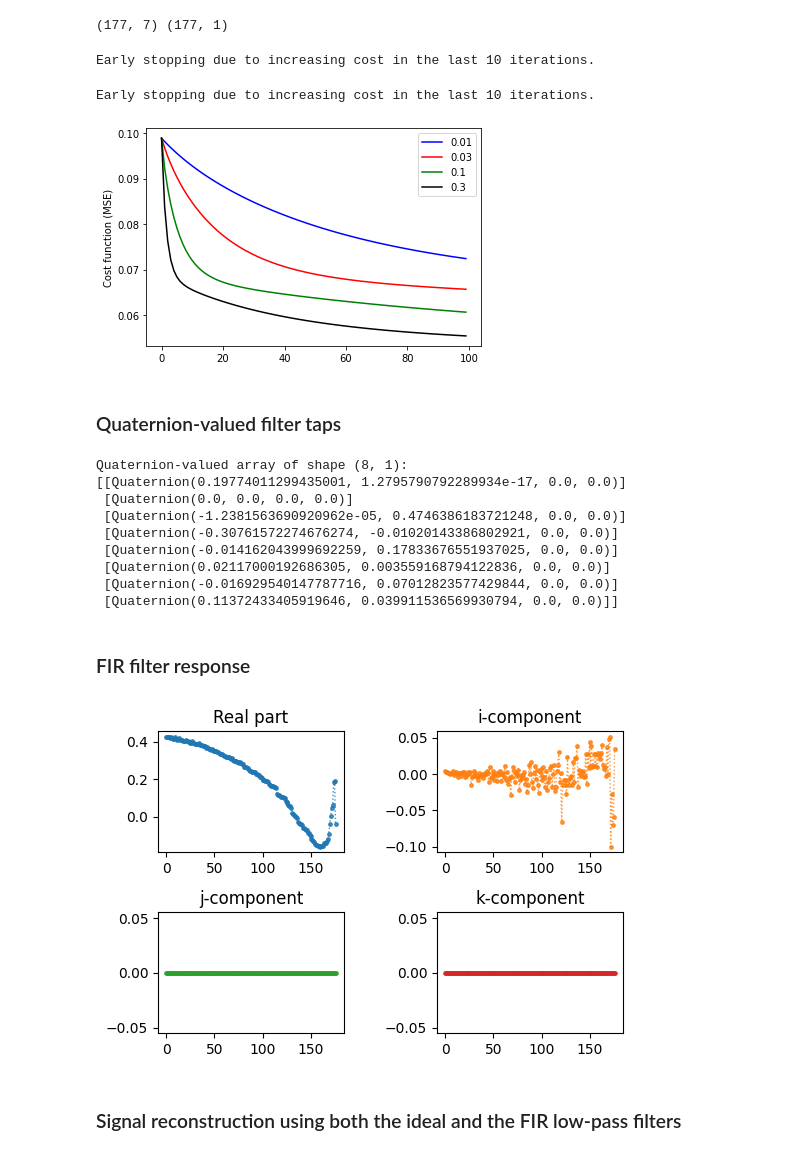
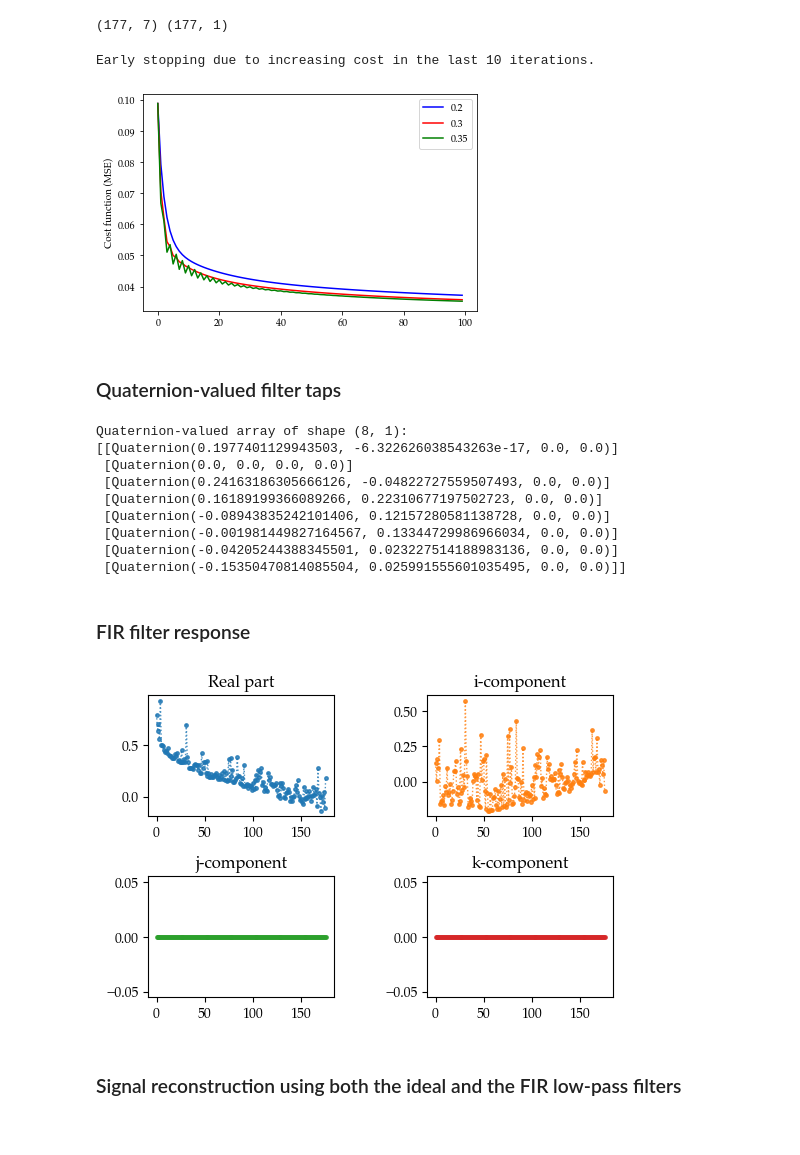
Before and after one commit to gboaviagem/gspx, a Jupyter notebook: notebooks/qlms.ipynb, the cells around one changed output. Saved outputs shown, nothing was run; the diff lists cells and outputs as text; code cells hidden in the pictures.

Commit message:
Fix the creation of quaternion weights in the graph.

```diff
--- a/notebooks/qlms.ipynb
+++ b/notebooks/qlms.ipynb
@@ -27,7 +27,7 @@ df = uk_weather()
 
 Aq = create_quaternion_weights(
     Ar, df, icols=['humidity'], jcols=['temp'],
-    kcols=['wind_speed'])
+    kcols=['wind_speed'], gauss_den=0.5)
 # %%
 plot_graph(
     Aq.abs(), coords=coords,
@@ -134,27 +132,26 @@ print(X.shape, y.shape)
 # %%
 from gspx.adaptive import QLMS
 
-qlms = QLMS()
+qlms = QLMS(alpha=[0.2, 0.3, 0.35, 0.4])
 qlms.fit(X, y)
 qlms.plot(nsamples=100)
 # %% [output]
 Early stopping due to increasing cost in the last 10 iterations.
-Early stopping due to increasing cost in the last 10 iterations.
-[figure, old version]
+[figure, new version]
 # %% [markdown]
 ### Quaternion-valued filter taps
 # %%
 qlms.res_[qlms.best_lr_]['result']
 # %% [output]
 Quaternion-valued array of shape (8, 1):
-[[Quaternion(0.19774011299435001, 1.2795790792289934e-17, 0.0, 0.0)]
+[[Quaternion(0.1977401129943503, -6.322626038543263e-17, 0.0, 0.0)]
  [Quaternion(0.0, 0.0, 0.0, 0.0)]
- [Quaternion(-1.2381563690920962e-05, 0.4746386183721248, 0.0, 0.0)]
- [Quaternion(-0.30761572274676274, -0.01020143386802921, 0.0, 0.0)]
- [Quaternion(-0.014162043999692259, 0.17833676551937025, 0.0, 0.0)]
- [Quaternion(0.02117000192686305, 0.003559168794122836, 0.0, 0.0)]
- [Quaternion(-0.016929540147787716, 0.07012823577429844, 0.0, 0.0)]
- [Quaternion(0.11372433405919646, 0.039911536569930794, 0.0, 0.0)]]
+ [Quaternion(0.24163186305666126, -0.04822727559507493, 0.0, 0.0)]
+ [Quaternion(0.16189199366089266, 0.22310677197502723, 0.0, 0.0)]
+ [Quaternion(-0.08943835242101406, 0.12157280581138728, 0.0, 0.0)]
+ [Quaternion(-0.001981449827164567, 0.13344729986966034, 0.0, 0.0)]
+ [Quaternion(-0.04205244388345501, 0.023227514188983136, 0.0, 0.0)]
+ [Quaternion(-0.15350470814085504, 0.025991555601035495, 0.0, 0.0)]]
 # %% [markdown]
 ### FIR filter response
 # %%
@@ -162,7 +159,7 @@ h_opt = qlms.predict(X)
 h_opt = QuaternionSignal.from_samples(h_opt.matrix.ravel())
 QuaternionSignal.show(h_opt, ordering=qgft.idx_freq)
 # %% [output]
-[figure, old version]
+[figure, new version]
 # %% [markdown]
 ### Signal reconstruction using both the ideal and the FIR low-pass filters
 # %%
```
Also changed, not shown: parts of 8 cells of this notebook, 1 other file.
